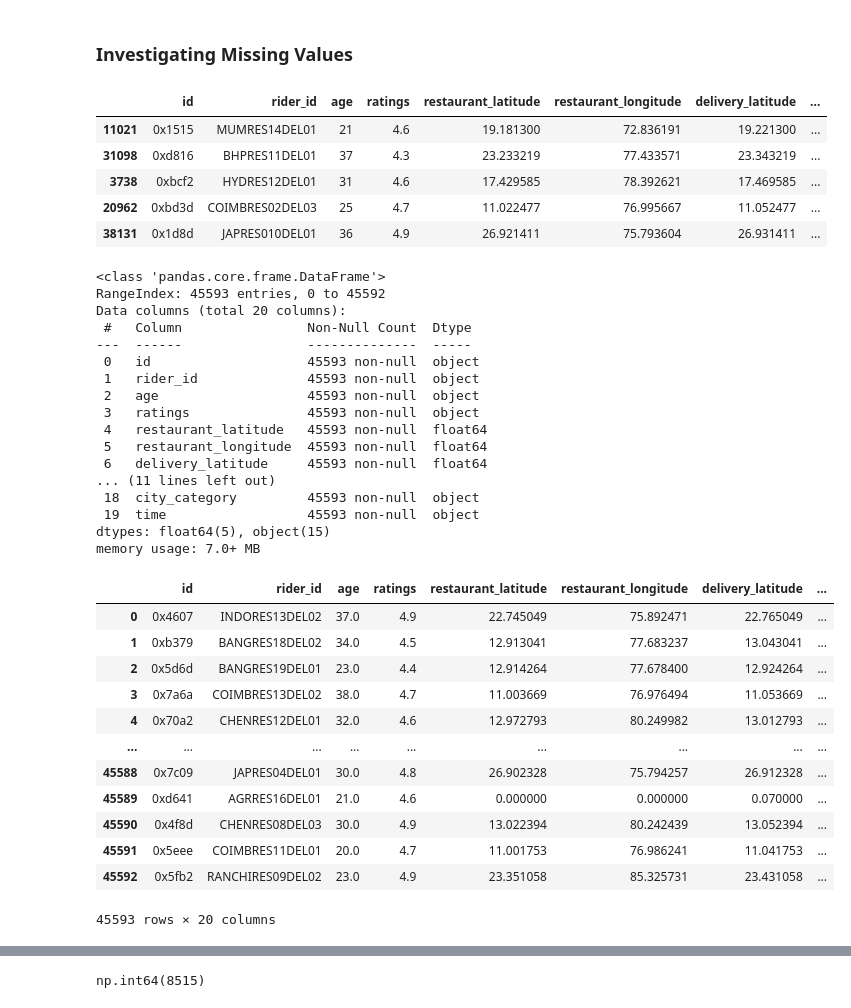
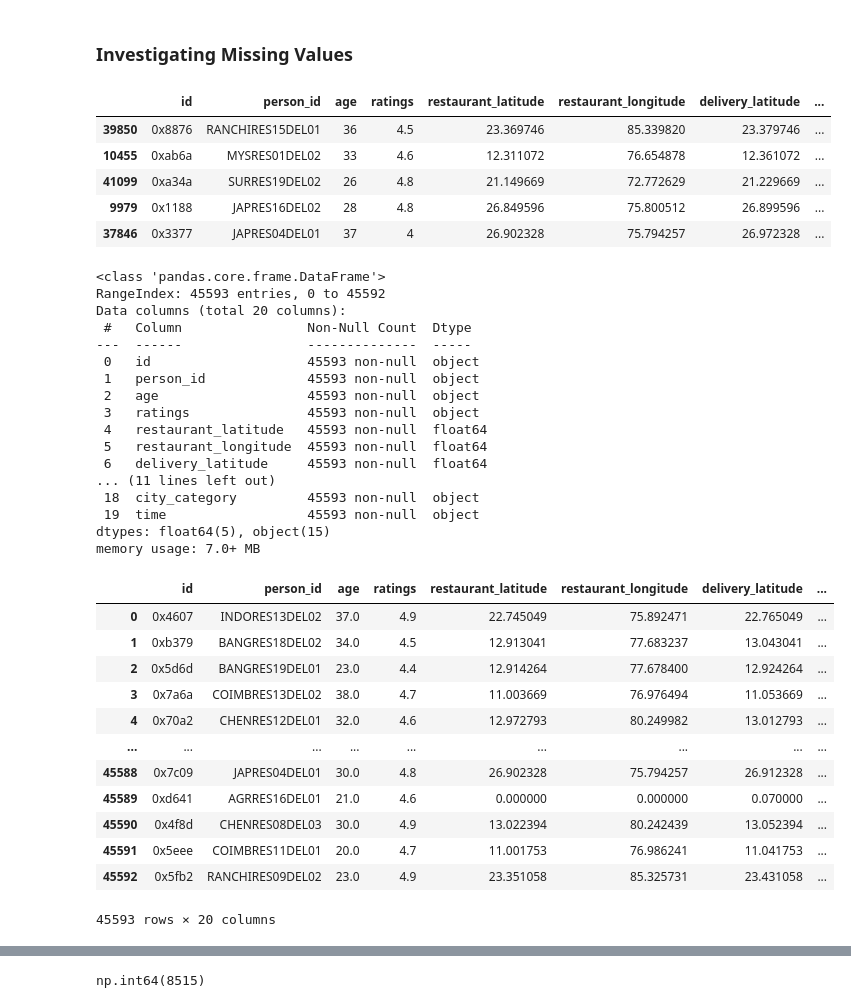
Before and after one commit to realaryagupta/food-delivery-time-estimation, a Jupyter notebook: notebooks/1.1-data_cleaning_v2.ipynb, the cells around one changed output, grey strips where cells are left out. Cells and saved outputs as stored; diff of their text form; code cells hidden in the pictures.

```diff
--- a/notebooks/1.1-data_cleaning_v2.ipynb
+++ b/notebooks/1.1-data_cleaning_v2.ipynb
@@ -35,7 +35,7 @@ data.sample(10)
 data.rename(
     columns={
         "ID" : 'id',
-        "Delivery_person_ID": "rider_id",
+        "Delivery_person_ID": "person_id",
         "Delivery_person_Age": "age",
         "Delivery_person_Ratings": "ratings",
         "Delivery_location_latitude": "delivery_latitude",
@@ -108,12 +108,12 @@ We can see here that there are Zero na values in our dataset but when we actuall
 # %%
 data.sample(5)
 # %% [output]
-|  | id | rider_id | age | ratings | restaurant_latitude | restaurant_longitude | delivery_latitude | ... |
-| 11021 | 0x1515 | MUMRES14DEL01 | 21 | 4.6 | 19.181300 | 72.836191 | 19.221300 | ... |
-| 31098 | 0xd816 | BHPRES11DEL01 | 37 | 4.3 | 23.233219 | 77.433571 | 23.343219 | ... |
-| 3738 | 0xbcf2 | HYDRES12DEL01 | 31 | 4.6 | 17.429585 | 78.392621 | 17.469585 | ... |
-| 20962 | 0xbd3d | COIMBRES02DEL03 | 25 | 4.7 | 11.022477 | 76.995667 | 11.052477 | ... |
-| 38131 | 0x1d8d | JAPRES010DEL01 | 36 | 4.9 | 26.921411 | 75.793604 | 26.931411 | ... |
+|  | id | person_id | age | ratings | restaurant_latitude | restaurant_longitude | delivery_latitude | ... |
+| 39850 | 0x8876 | RANCHIRES15DEL01 | 36 | 4.5 | 23.369746 | 85.339820 | 23.379746 | ... |
+| 10455 | 0xab6a | MYSRES01DEL02 | 33 | 4.6 | 12.311072 | 76.654878 | 12.361072 | ... |
+| 41099 | 0xa34a | SURRES19DEL02 | 26 | 4.8 | 21.149669 | 72.772629 | 21.229669 | ... |
+| 9979 | 0x1188 | JAPRES16DEL02 | 28 | 4.8 | 26.849596 | 75.800512 | 26.899596 | ... |
+| 37846 | 0x3377 | JAPRES04DEL01 | 37 | 4 | 26.902328 | 75.794257 | 26.972328 | ... |
 # %%
 data.info()
 # %% [output]
@@ -123,7 +123,7 @@ Data columns (total 20 columns):
  #   Column                Non-Null Count  Dtype
 ---  ------                --------------  -----
  0   id                    45593 non-null  object
- 1   rider_id              45593 non-null  object
+ 1   person_id             45593 non-null  object
  2   age                   45593 non-null  object
  3   ratings               45593 non-null  object
  4   restaurant_latitude   45593 non-null  float64
@@ -141,7 +141,7 @@ def clean_data_types(data):
     data['id'] = data['id'].replace("NaN", np.nan)
 
     # person_id
-    data['rider_id'] = data['rider_id'].replace("NaN", np.nan)
+    data['person_id'] = data['person_id'].replace("NaN", np.nan)
 
     # age
     data['age'] = data['age'].replace("NaN", np.nan)
@@ -181,34 +181,34 @@ def clean_data_types(data):
     data['traffic'] = data['traffic'].replace("NaN ", np.nan)
 
     # vehical_condition
     data['vehicle_condition'] = data['vehicle_condition'].replace("NaN", np.nan)
     data['vehicle_condition'] = data['vehicle_condition'].astype('Int64')
 
     # order_type
     data['order_type'] = data['order_type'].replace("NaN ", np.nan)
 
     # type_of_vehicle
     data['vehicle_type'] = data['vehicle_type'].replace("NaN ", np.nan)
 
     # multiple_deliveries
     data['multiple_deliveries'] = data['multiple_deliveries'].replace("NaN ", np.nan)
     data['multiple_deliveries'] = data['multiple_deliveries'].astype('float')
 
     # festival
     data['is_festival'] = data['is_festival'].replace("NaN ", np.nan)
 
     # city
     data['city_category'] = data['city_category'].replace("NaN ", np.nan)
 
     # time
     data['time'] = data['time'].str.replace(r"\(min\)", "", regex=True)
     data['time'] = data['time'].astype('int')
 
     return data
 
 clean_data_types(data)
 # %% [output]
-|  | id | rider_id | age | ratings | restaurant_latitude | restaurant_longitude | delivery_latitude | ... |
+|  | id | person_id | age | ratings | restaurant_latitude | restaurant_longitude | delivery_latitude | ... |
 | 0 | 0x4607 | INDORES13DEL02 | 37.0 | 4.9 | 22.745049 | 75.892471 | 22.765049 | ... |
 | 1 | 0xb379 | BANGRES18DEL02 | 34.0 | 4.5 | 12.913041 | 77.683237 | 13.043041 | ... |
 | 2 | 0x5d6d | BANGRES19DEL01 | 23.0 | 4.4 | 12.914264 | 77.678400 | 12.924264 | ... |
```
Also changed, not shown: parts of 34 cells of this notebook, 9 other files.
